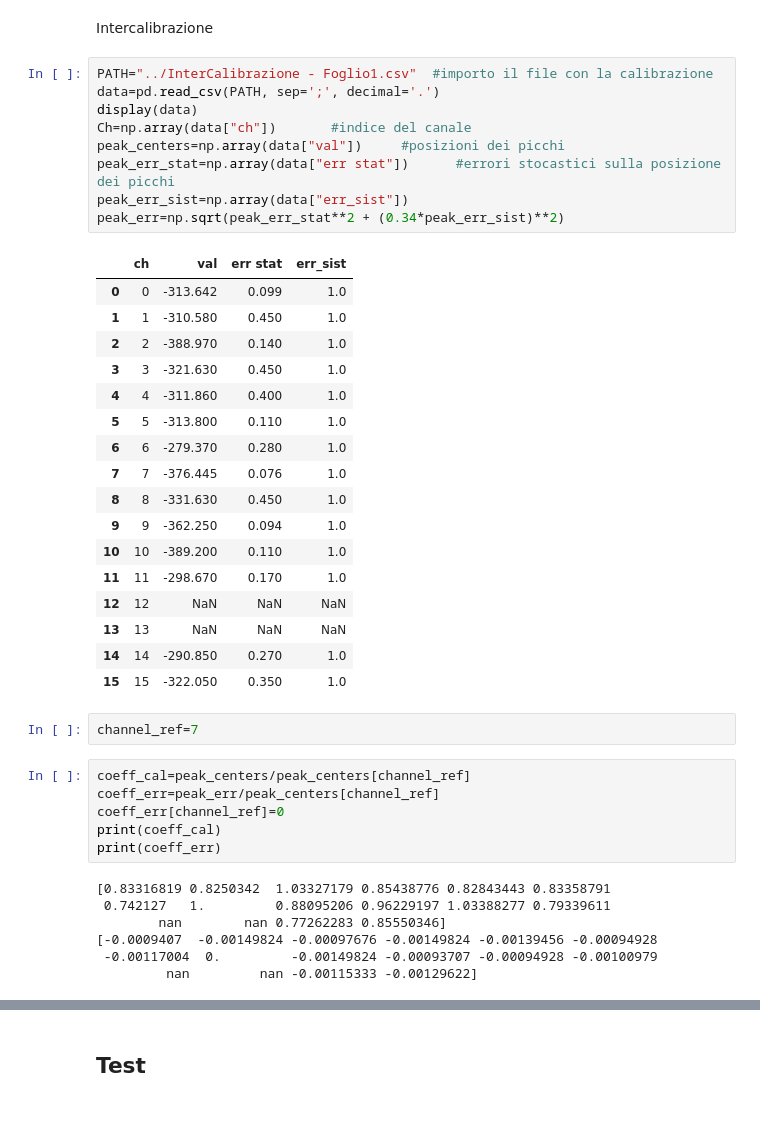
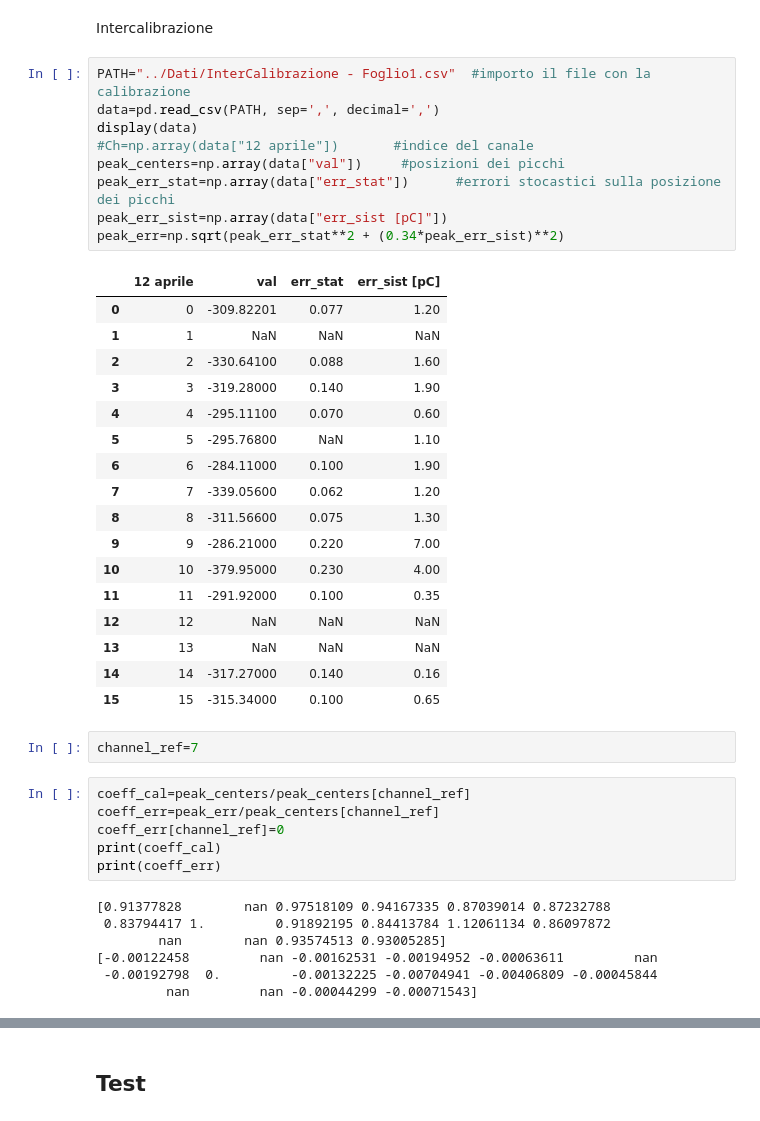
Before and after one commit to 0-DvD-0/Sfera, a Jupyter notebook: Jupyter/intercalibrrazione.ipynb, the cells around one changed output, grey strips where cells are left out. Cells and saved outputs as stored; diff of their text form.

```diff
--- a/Jupyter/intercalibrrazione.ipynb
+++ b/Jupyter/intercalibrrazione.ipynb
@@ -6,32 +6,32 @@ import pickle
 # %% [markdown]
 Intercalibrazione
 # %%
-PATH="../InterCalibrazione - Foglio1.csv"  #importo il file con la calibrazione
-data=pd.read_csv(PATH, sep=';', decimal='.')
+PATH="../Dati/InterCalibrazione - Foglio1.csv"  #importo il file con la calibrazione
+data=pd.read_csv(PATH, sep=',', decimal=',')
 display(data)
-Ch=np.array(data["ch"])       #indice del canale
+#Ch=np.array(data["12 aprile"])       #indice del canale
 peak_centers=np.array(data["val"])     #posizioni dei picchi
-peak_err_stat=np.array(data["err stat"])      #errori stocastici sulla posizione dei picchi
-peak_err_sist=np.array(data["err_sist"])
+peak_err_stat=np.array(data["err_stat"])      #errori stocastici sulla posizione dei picchi
+peak_err_sist=np.array(data["err_sist [pC]"])
 peak_err=np.sqrt(peak_err_stat**2 + (0.34*peak_err_sist)**2)
 # %% [output]
-|  | ch | val | err stat | err_sist |
-| 0 | 0 | -313.642 | 0.099 | 1.0 |
-| 1 | 1 | -310.580 | 0.450 | 1.0 |
-| 2 | 2 | -388.970 | 0.140 | 1.0 |
-| 3 | 3 | -321.630 | 0.450 | 1.0 |
-| 4 | 4 | -311.860 | 0.400 | 1.0 |
-| 5 | 5 | -313.800 | 0.110 | 1.0 |
-| 6 | 6 | -279.370 | 0.280 | 1.0 |
-| 7 | 7 | -376.445 | 0.076 | 1.0 |
-| 8 | 8 | -331.630 | 0.450 | 1.0 |
-| 9 | 9 | -362.250 | 0.094 | 1.0 |
-| 10 | 10 | -389.200 | 0.110 | 1.0 |
-| 11 | 11 | -298.670 | 0.170 | 1.0 |
+|  | 12 aprile | val | err_stat | err_sist [pC] |
+| 0 | 0 | -309.82201 | 0.077 | 1.20 |
+| 1 | 1 | NaN | NaN | NaN |
+| 2 | 2 | -330.64100 | 0.088 | 1.60 |
+| 3 | 3 | -319.28000 | 0.140 | 1.90 |
+| 4 | 4 | -295.11100 | 0.070 | 0.60 |
+| 5 | 5 | -295.76800 | NaN | 1.10 |
+| 6 | 6 | -284.11000 | 0.100 | 1.90 |
+| 7 | 7 | -339.05600 | 0.062 | 1.20 |
+| 8 | 8 | -311.56600 | 0.075 | 1.30 |
+| 9 | 9 | -286.21000 | 0.220 | 7.00 |
+| 10 | 10 | -379.95000 | 0.230 | 4.00 |
+| 11 | 11 | -291.92000 | 0.100 | 0.35 |
 | 12 | 12 | NaN | NaN | NaN |
 | 13 | 13 | NaN | NaN | NaN |
-| 14 | 14 | -290.850 | 0.270 | 1.0 |
-| 15 | 15 | -322.050 | 0.350 | 1.0 |
+| 14 | 14 | -317.27000 | 0.140 | 0.16 |
+| 15 | 15 | -315.34000 | 0.100 | 0.65 |
 # %%
 channel_ref=7
 # %%
@@ -41,12 +41,12 @@ coeff_err[channel_ref]=0
 print(coeff_cal)
 print(coeff_err)
 # %% [output]
-[0.83316819 0.8250342  1.03327179 0.85438776 0.82843443 0.83358791
- 0.742127   1.         0.88095206 0.96229197 1.03388277 0.79339611
-        nan        nan 0.77262283 0.85550346]
-[-0.0009407  -0.00149824 -0.00097676 -0.00149824 -0.00139456 -0.00094928
- -0.00117004  0.         -0.00149824 -0.00093707 -0.00094928 -0.00100979
-         nan         nan -0.00115333 -0.00129622]
+[0.91377828        nan 0.97518109 0.94167335 0.87039014 0.87232788
+ 0.83794417 1.         0.91892195 0.84413784 1.12061134 0.86097872
+        nan        nan 0.93574513 0.93005285]
+[-0.00122458         nan -0.00162531 -0.00194952 -0.00063611         nan
+ -0.00192798  0.         -0.00132225 -0.00704941 -0.00406809 -0.00045844
+         nan         nan -0.00044299 -0.00071543]
 # %%
 list=[0,1,2,3,4,5,6,7,8,9,10,11,14,15]
 train_peak_centers=np.array([peak_centers[i]/coeff_cal[i] for i in list])
```
Also changed, not shown: parts of 4 cells of this notebook.
